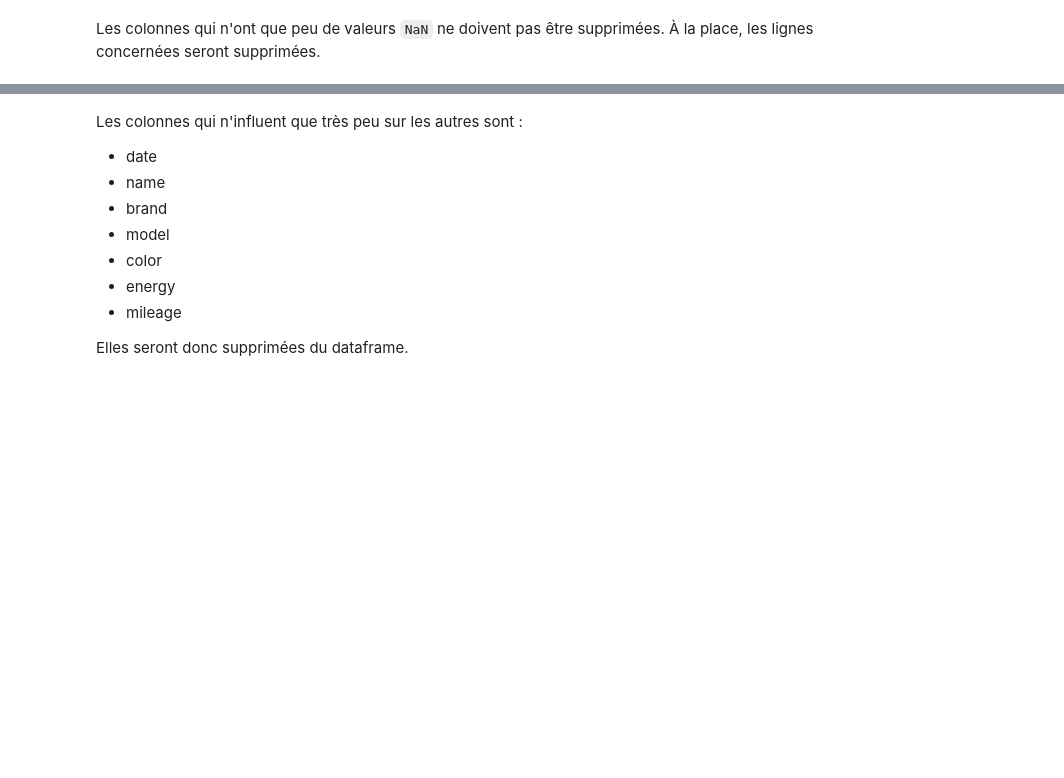
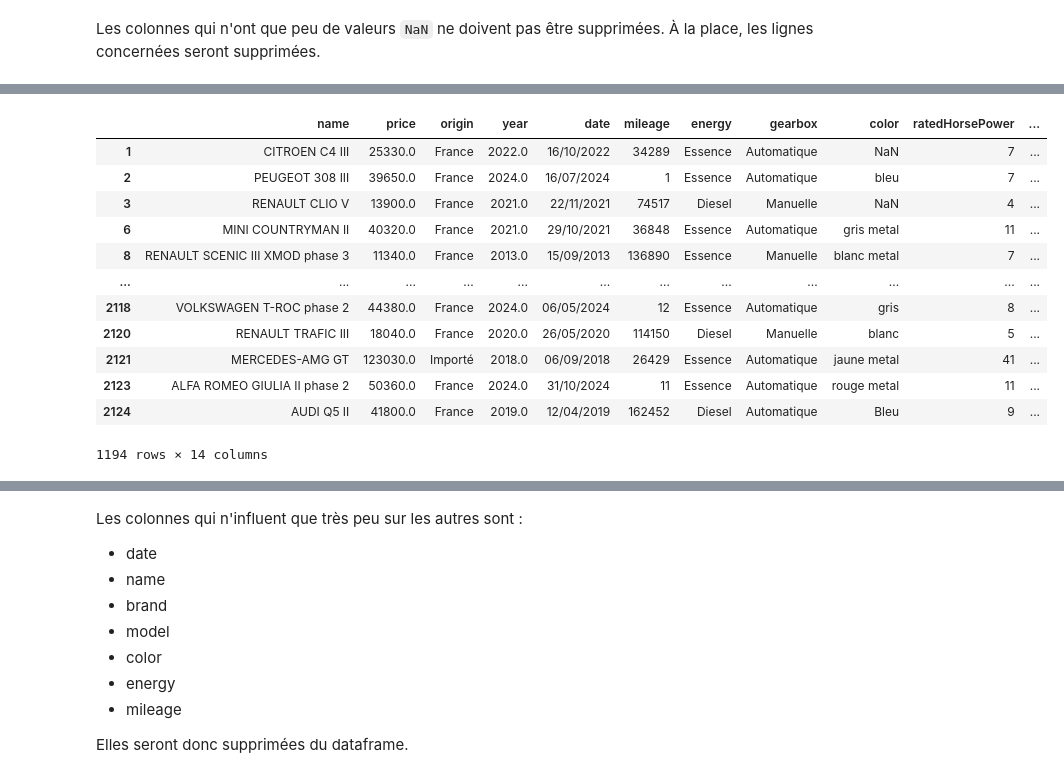
Before and after one commit to Fredkiss3/car-price-prediction-ipssi-groupe-3, a Jupyter notebook: les_trois_modeles.ipynb, the cells around one changed output, grey strips where cells are left out. Drawn from its saved outputs; the diff is of its cells as text; code cells hidden in the pictures; blank space fills up the shorter version.

```diff
--- a/les_trois_modeles.ipynb
+++ b/les_trois_modeles.ipynb
@@ -123,6 +139,25 @@ df = df.dropna(subset=['brand', 'model', 'powerDIN', 'price', 'origin', 'year',
 # %%
-df.mileage = df.mileage.apply(lambda x: int(re.sub(r'\D', '', x))).astype(int)
-df.ratedHorsePower = df.ratedHorsePower.apply(lambda x: int(re.sub(r'\D', '', x))).astype(int)
-df.powerDIN = df.powerDIN.apply(lambda x: int(re.search(r'\d+', x).group())).astype(int)
-df.consumption = df.consumption.apply(lambda x: float(re.sub(r',', '.', re.search(r'\d+,?\d*', x).group()))).astype(float)
+df_2 = df.copy()
+df_2.mileage = df.mileage.fillna('0 km').apply(lambda x: int(re.sub(r'\D', '', x))).astype(int)
+
+df_2.ratedHorsePower = df.fillna('0 CV').ratedHorsePower.apply(lambda x: int(re.sub(r'\D', '', x))).astype(int)
+
+df_2.powerDIN = df.powerDIN.fillna('0').apply(lambda x: int(re.search(r'\d+', x).group())).astype(int)
+
+df_2.consumption = df.consumption.fillna('0').apply(lambda x: float(re.sub(r',', '.', re.search(r'\d+,?\d*', x).group()))).astype(float)
+df_2
+# %% [output]
+|  | name | price | origin | year | date | mileage | energy | gearbox | color | ratedHorsePower | ... |
+| 1 | CITROEN C4 III | 25330.0 | France | 2022.0 | 16/10/2022 | 34289 | Essence | Automatique | NaN | 7 | ... |
+| 2 | PEUGEOT 308 III | 39650.0 | France | 2024.0 | 16/07/2024 | 1 | Essence | Automatique | bleu | 7 | ... |
+| 3 | RENAULT CLIO V | 13900.0 | France | 2021.0 | 22/11/2021 | 74517 | Diesel | Manuelle | NaN | 4 | ... |
+| 6 | MINI COUNTRYMAN II | 40320.0 | France | 2021.0 | 29/10/2021 | 36848 | Essence | Automatique | gris metal | 11 | ... |
+| 8 | RENAULT SCENIC III XMOD phase 3 | 11340.0 | France | 2013.0 | 15/09/2013 | 136890 | Essence | Manuelle | blanc metal | 7 | ... |
+| ... | ... | ... | ... | ... | ... | ... | ... | ... | ... | ... | ... |
+| 2118 | VOLKSWAGEN T-ROC phase 2 | 44380.0 | France | 2024.0 | 06/05/2024 | 12 | Essence | Automatique | gris | 8 | ... |
+| 2120 | RENAULT TRAFIC III | 18040.0 | France | 2020.0 | 26/05/2020 | 114150 | Diesel | Manuelle | blanc | 5 | ... |
+| 2121 | MERCEDES-AMG GT | 123030.0 | Importé | 2018.0 | 06/09/2018 | 26429 | Essence | Automatique | jaune metal | 41 | ... |
+| 2123 | ALFA ROMEO GIULIA II phase 2 | 50360.0 | France | 2024.0 | 31/10/2024 | 11 | Essence | Automatique | rouge metal | 11 | ... |
+| 2124 | AUDI Q5 II | 41800.0 | France | 2019.0 | 12/04/2019 | 162452 | Diesel | Automatique | Bleu | 9 | ... |
+1194 rows × 14 columns
 # %%
```
Also changed, not shown: parts of 17 cells of this notebook, 13 other files.
